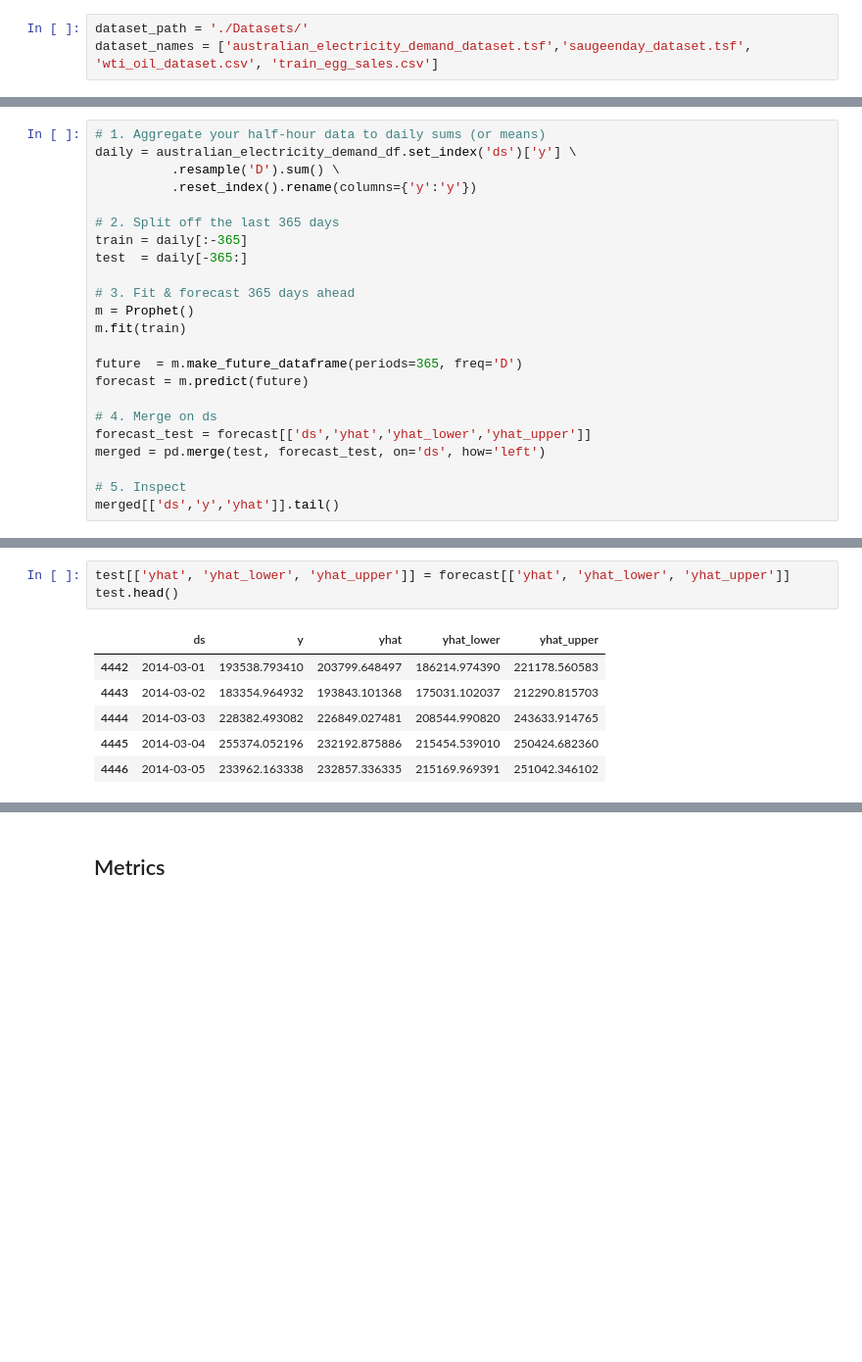
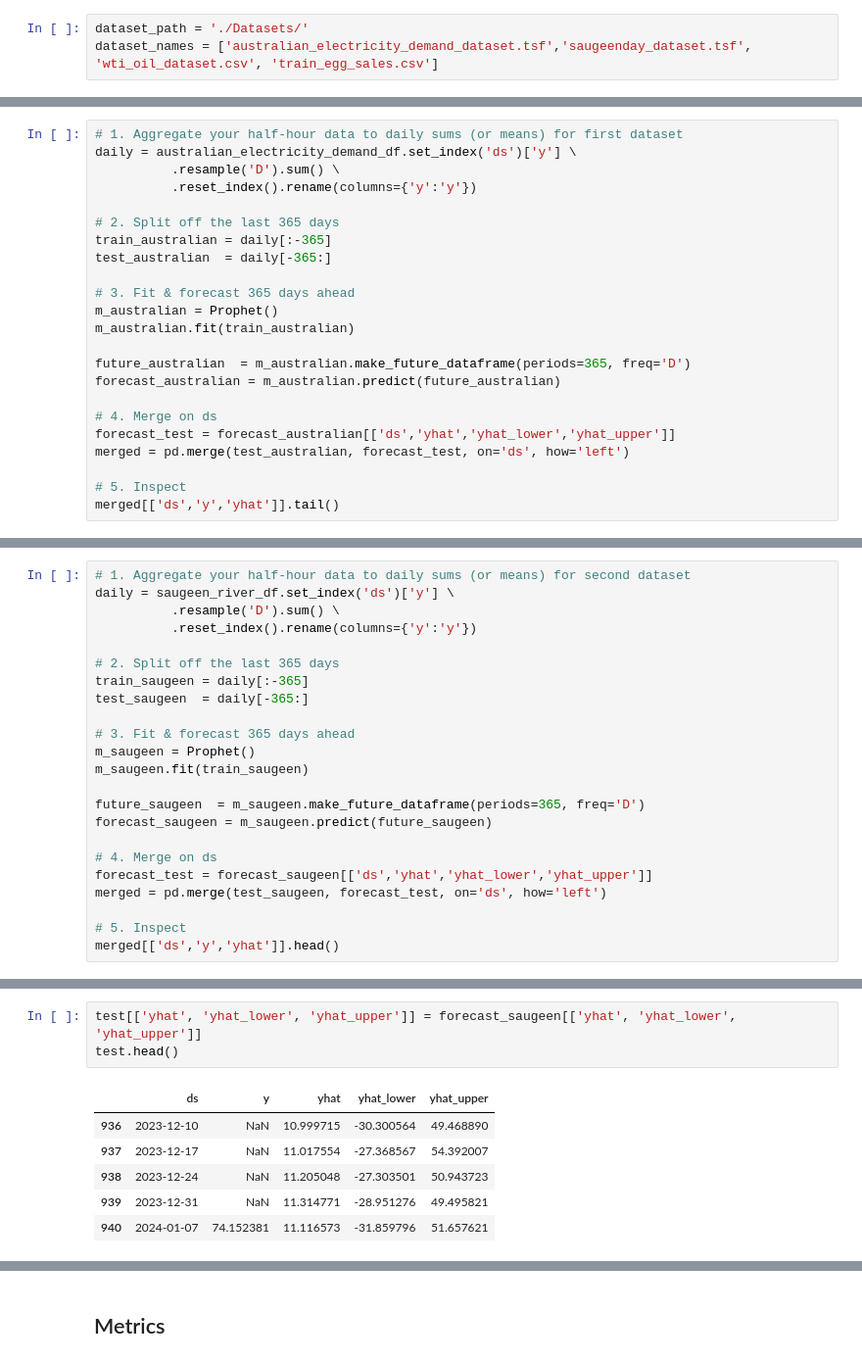
Before and after one commit to rafabarros95/Time-Series-Forecasting, a Jupyter notebook: prophet.ipynb, the cells around one changed output, grey strips where cells are left out. Shown: that part at 98% size. Saved outputs shown, nothing was run; the diff lists cells and outputs as text; blank space fills up the shorter version.

Commit message:
update 2 other datasets

```diff
--- a/prophet.ipynb
+++ b/prophet.ipynb
@@ -55,23 +59,23 @@ dataset_names = ['australian_electricity_demand_dataset.tsf','saugeenday_dataset
 # %%
-# 1. Aggregate your half-hour data to daily sums (or means)
+# 1. Aggregate your half-hour data to daily sums (or means) for first dataset
 daily = australian_electricity_demand_df.set_index('ds')['y'] \
           .resample('D').sum() \
           .reset_index().rename(columns={'y':'y'})
 
 # 2. Split off the last 365 days
-train = daily[:-365]
-test  = daily[-365:]
+train_australian = daily[:-365]
+test_australian  = daily[-365:]
 
 # 3. Fit & forecast 365 days ahead
-m = Prophet()
-m.fit(train)
+m_australian = Prophet()
+m_australian.fit(train_australian)
 
-future  = m.make_future_dataframe(periods=365, freq='D')
-forecast = m.predict(future)
+future_australian  = m_australian.make_future_dataframe(periods=365, freq='D')
+forecast_australian = m_australian.predict(future_australian)
 
 # 4. Merge on ds
-forecast_test = forecast[['ds','yhat','yhat_lower','yhat_upper']]
-merged = pd.merge(test, forecast_test, on='ds', how='left')
+forecast_test = forecast_australian[['ds','yhat','yhat_lower','yhat_upper']]
+merged = pd.merge(test_australian, forecast_test, on='ds', how='left')
 
 # 5. Inspect
 merged[['ds','y','yhat']].tail()
@@ -86,0 +93,23 @@ merged[['ds','y','yhat']].tail()
+# %%
+# 1. Aggregate your half-hour data to daily sums (or means) for second dataset
+daily = saugeen_river_df.set_index('ds')['y'] \
+          .resample('D').sum() \
+          .reset_index().rename(columns={'y':'y'})
+
+# 2. Split off the last 365 days
+train_saugeen = daily[:-365]
+test_saugeen  = daily[-365:]
+
+# 3. Fit & forecast 365 days ahead
+m_saugeen = Prophet()
+m_saugeen.fit(train_saugeen)
+
+future_saugeen  = m_saugeen.make_future_dataframe(periods=365, freq='D')
+forecast_saugeen = m_saugeen.predict(future_saugeen)
+
+# 4. Merge on ds
+forecast_test = forecast_saugeen[['ds','yhat','yhat_lower','yhat_upper']]
+merged = pd.merge(test_saugeen, forecast_test, on='ds', how='left')
+
+# 5. Inspect
+merged[['ds','y','yhat']].head()
@@ -96,10 +417,10 @@ forecast[['ds', 'yhat', 'yhat_lower', 'yhat_upper']].iloc[-365:-360]
 # %%
-test[['yhat', 'yhat_lower', 'yhat_upper']] = forecast[['yhat', 'yhat_lower', 'yhat_upper']]
+test[['yhat', 'yhat_lower', 'yhat_upper']] = forecast_saugeen[['yhat', 'yhat_lower', 'yhat_upper']]
 test.head()
 # %% [output]
 |  | ds | y | yhat | yhat_lower | yhat_upper |
-| 4442 | 2014-03-01 | 193538.793410 | 203799.648497 | 186214.974390 | 221178.560583 |
-| 4443 | 2014-03-02 | 183354.964932 | 193843.101368 | 175031.102037 | 212290.815703 |
-| 4444 | 2014-03-03 | 228382.493082 | 226849.027481 | 208544.990820 | 243633.914765 |
-| 4445 | 2014-03-04 | 255374.052196 | 232192.875886 | 215454.539010 | 250424.682360 |
-| 4446 | 2014-03-05 | 233962.163338 | 232857.336335 | 215169.969391 | 251042.346102 |
+| 936 | 2023-12-10 | NaN | 10.999715 | -30.300564 | 49.468890 |
+| 937 | 2023-12-17 | NaN | 11.017554 | -27.368567 | 54.392007 |
+| 938 | 2023-12-24 | NaN | 11.205048 | -27.303501 | 50.943723 |
+| 939 | 2023-12-31 | NaN | 11.314771 | -28.951276 | 49.495821 |
+| 940 | 2024-01-07 | 74.152381 | 11.116573 | -31.859796 | 51.657621 |
```
Also changed, not shown: parts of 36 cells of this notebook.
